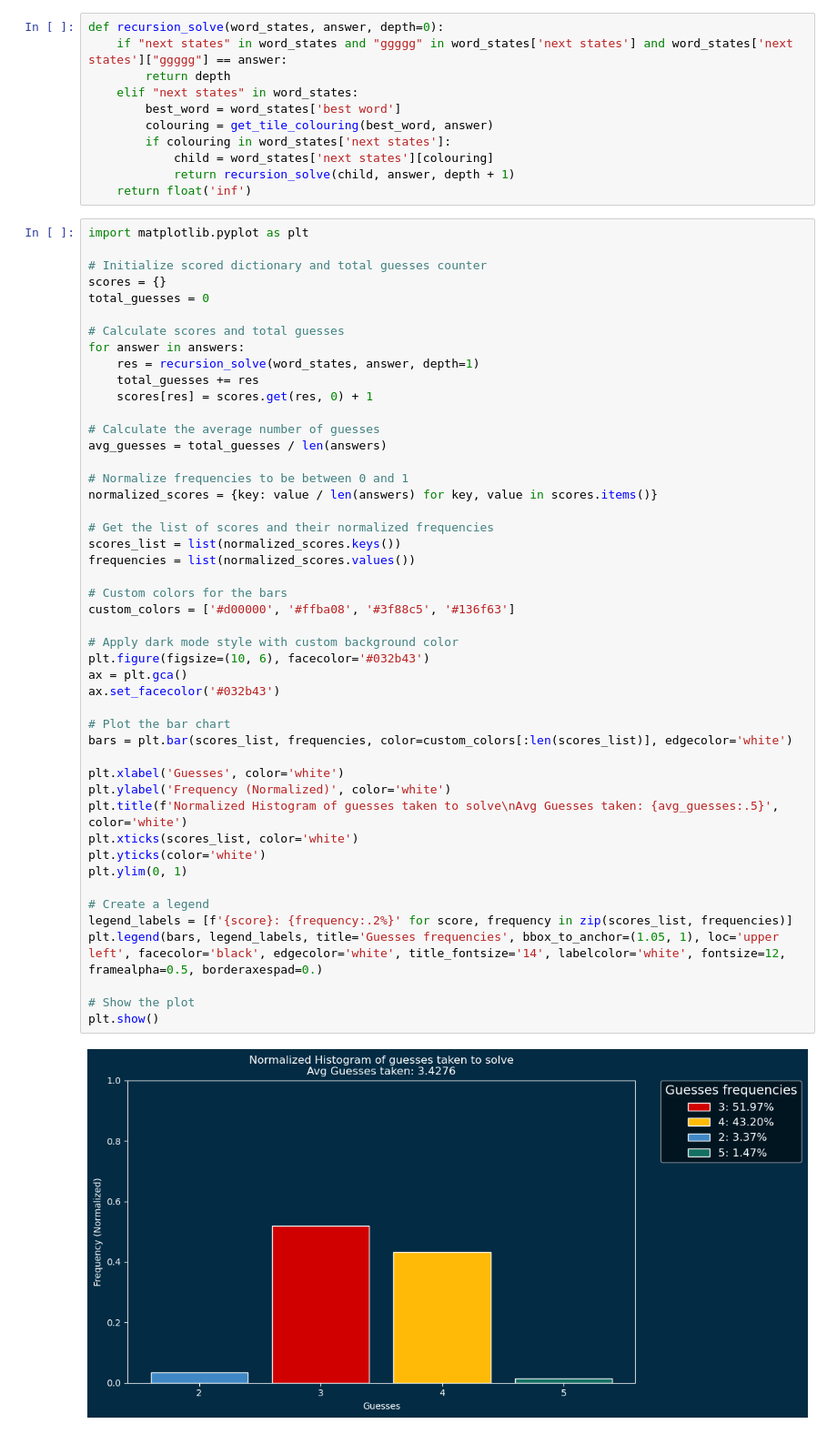
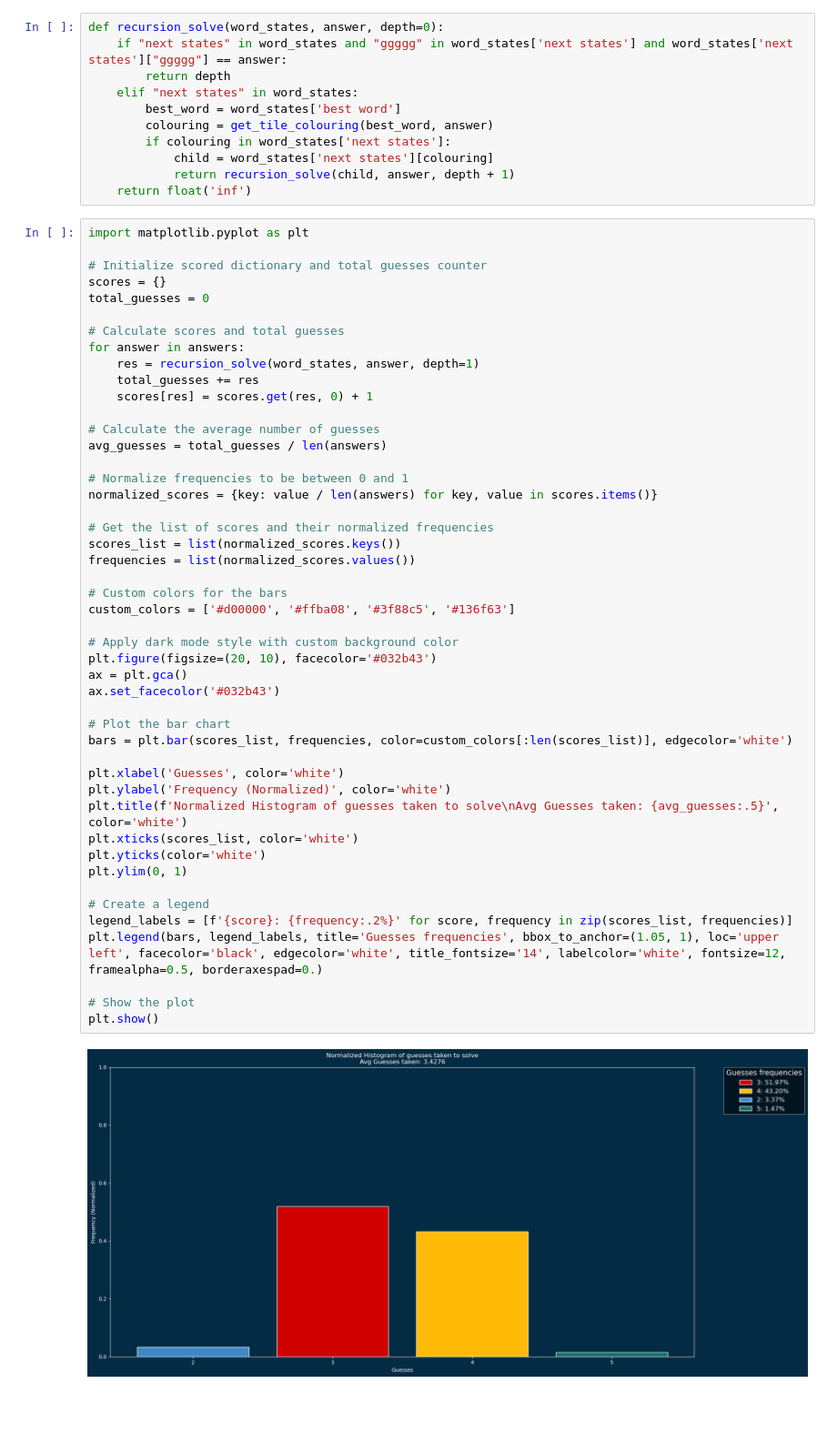
Before and after one commit to RobertDavidson1/Wordle, a Jupyter notebook: notebooks/AvgGuess.ipynb, the cells around one changed output. Shown at 91% size. Cells and saved outputs as stored; diff of their text form; blank space fills up the shorter version.

```diff
--- a/notebooks/AvgGuess.ipynb
+++ b/notebooks/AvgGuess.ipynb
@@ -40,32 +40,32 @@ avg_guesses = total_guesses / len(answers)
 normalized_scores = {key: value / len(answers) for key, value in scores.items()}
 
 # Get the list of scores and their normalized frequencies
 scores_list = list(normalized_scores.keys())
 frequencies = list(normalized_scores.values())
 
 # Custom colors for the bars
 custom_colors = ['#d00000', '#ffba08', '#3f88c5', '#136f63']
 
 # Apply dark mode style with custom background color
-plt.figure(figsize=(10, 6), facecolor='#032b43')
+plt.figure(figsize=(20, 10), facecolor='#032b43')
 ax = plt.gca()
 ax.set_facecolor('#032b43')
 
 # Plot the bar chart
 bars = plt.bar(scores_list, frequencies, color=custom_colors[:len(scores_list)], edgecolor='white')
 
 plt.xlabel('Guesses', color='white')
 plt.ylabel('Frequency (Normalized)', color='white')
 plt.title(f'Normalized Histogram of guesses taken to solve\nAvg Guesses taken: {avg_guesses:.5}', color='white')
 plt.xticks(scores_list, color='white')
 plt.yticks(color='white')
 plt.ylim(0, 1)
 
 # Create a legend
 legend_labels = [f'{score}: {frequency:.2%}' for score, frequency in zip(scores_list, frequencies)]
 plt.legend(bars, legend_labels, title='Guesses frequencies', bbox_to_anchor=(1.05, 1), loc='upper left', facecolor='black', edgecolor='white', title_fontsize='14', labelcolor='white', fontsize=12, framealpha=0.5, borderaxespad=0.)
 
 # Show the plot
 plt.show()
 # %% [output]
-[figure, old version]
+[figure, new version]
```
